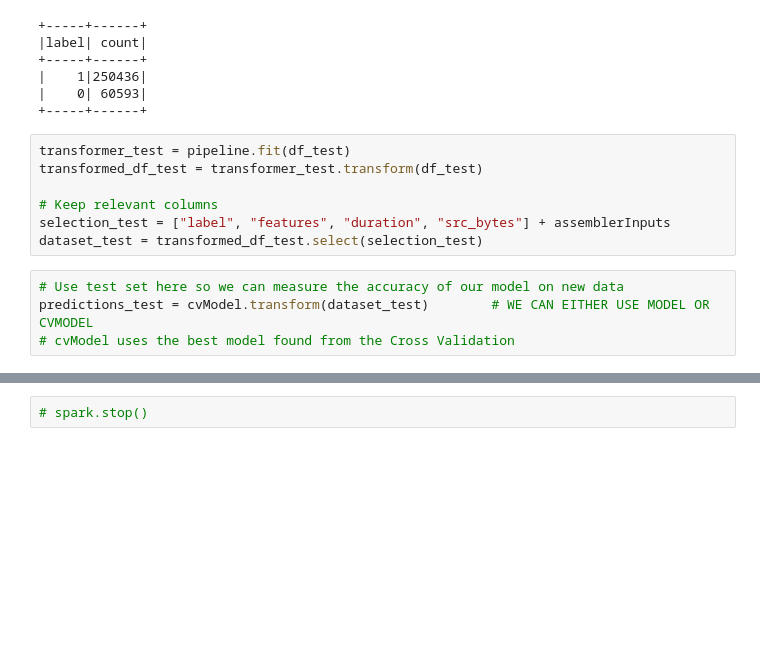
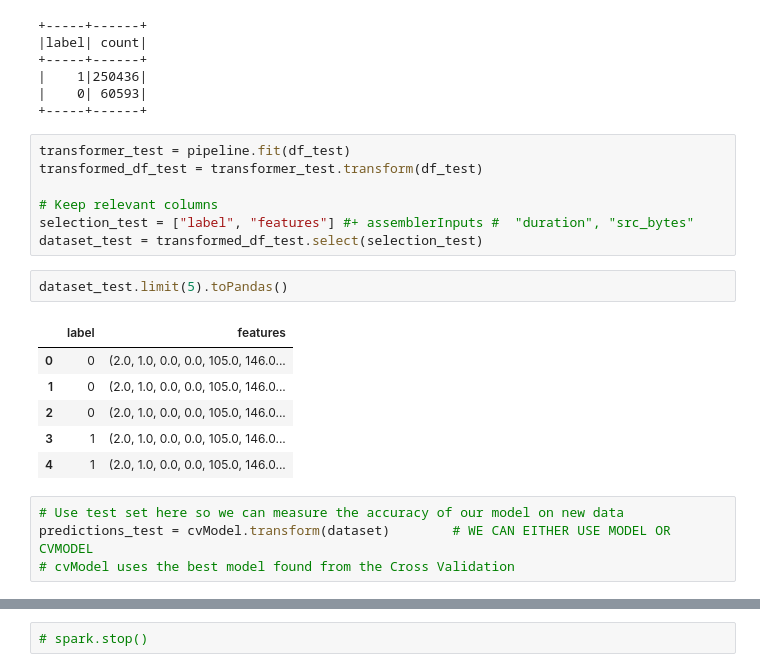
Before and after one commit to Adolfoderueda/Spark_Challenge, a Jupyter notebook: Challenge_1-Group_O_2_8.ipynb, the cells around one changed output, grey strips where cells are left out. Drawn from its saved outputs; the diff is of its cells as text; blank space fills up the shorter version.

```diff
--- a/Challenge_1-Group_O_2_8.ipynb
+++ b/Challenge_1-Group_O_2_8.ipynb
@@ -644,9 +599,18 @@ transformer_test = pipeline.fit(df_test)
 transformed_df_test = transformer_test.transform(df_test)
 
 # Keep relevant columns
-selection_test = ["label", "features", "duration", "src_bytes"] + assemblerInputs
+selection_test = ["label", "features"] #+ assemblerInputs #  "duration", "src_bytes"
 dataset_test = transformed_df_test.select(selection_test)
+# %%
+dataset_test.limit(5).toPandas()
+# %% [output]
+|  | label | features |
+| 0 | 0 | (2.0, 1.0, 0.0, 0.0, 105.0, 146.0... |
+| 1 | 0 | (2.0, 1.0, 0.0, 0.0, 105.0, 146.0... |
+| 2 | 0 | (2.0, 1.0, 0.0, 0.0, 105.0, 146.0... |
+| 3 | 1 | (2.0, 1.0, 0.0, 0.0, 105.0, 146.0... |
+| 4 | 1 | (2.0, 1.0, 0.0, 0.0, 105.0, 146.0... |
 # %%
 # Use test set here so we can measure the accuracy of our model on new data
-predictions_test = cvModel.transform(dataset_test)        # WE CAN EITHER USE MODEL OR CVMODEL
+predictions_test = cvModel.transform(dataset)        # WE CAN EITHER USE MODEL OR CVMODEL
 # cvModel uses the best model found from the Cross Validation
```
Also changed, not shown: parts of 28 cells of this notebook.
